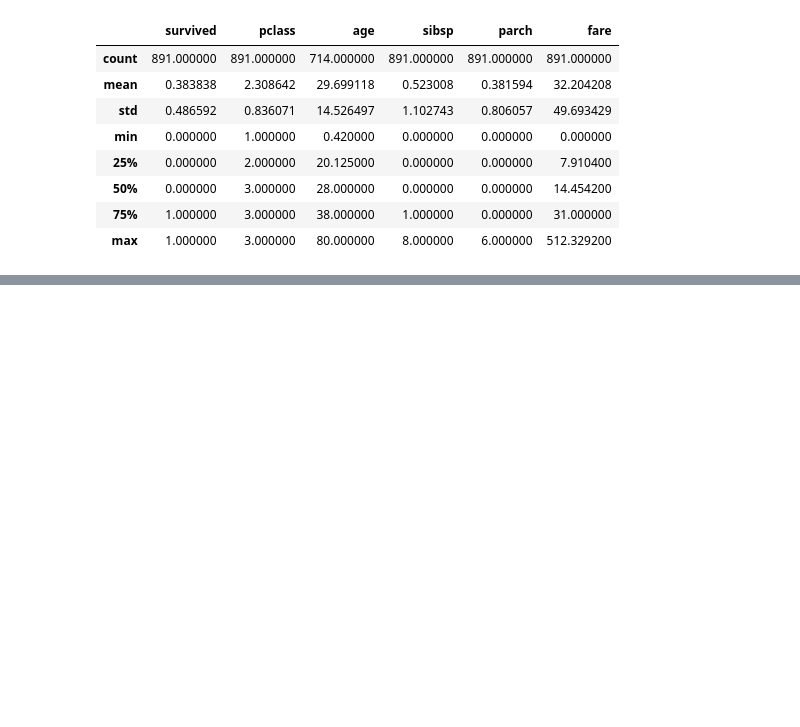
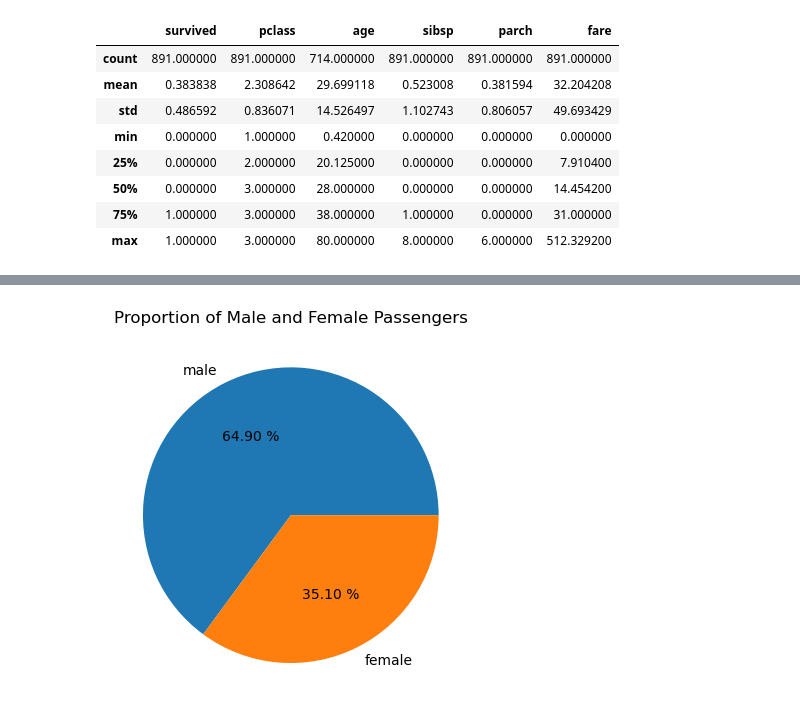
Before and after one commit to diaa-hariri/nomades_python_software_engineer, a Jupyter notebook: numpy_pandas/student_exercises/corrections/pandas/titanic.ipynb, the cells around one changed output, grey strips where cells are left out. Cells and saved outputs as stored; diff of their text form; code cells hidden in the pictures; blank space fills up the shorter version.

```diff
--- a/numpy_pandas/student_exercises/corrections/pandas/titanic.ipynb
+++ b/numpy_pandas/student_exercises/corrections/pandas/titanic.ipynb
@@ -80,0 +138,10 @@ titanic["age"].fillna(titanic["age"].mean(), inplace=True)
+# %%
+# Calculer la proportion de passagers masculins et féminins.
+total = len(titanic)
+proportion = len(titanic[titanic.sex == "female"]) / total * 100
+proportion = titanic[titanic.sex == "female"].sex.count() / total * 100
+gender_proportion = pd.Series([proportion, 100-proportion], index=["female", "male"], name="Gender proportion")
+
+gender_proportion = titanic.sex.value_counts() / len(titanic) * 100
+gender_proportion = titanic.sex.value_counts(normalize=True) * 100
+gender_proportion
@@ -81,2 +264,11 @@ titanic["age"].fillna(titanic["age"].mean(), inplace=True)
+# %%
+# Produire un diagramme circulaire (Pie chart) pour montrer la proportion de passagers masculins et féminins. Exemple de diagramme circulaire
+plt.pie(gender_proportion.values, labels=gender_proportion.index, autopct='%.2f %%')
+# Adding title
+plt.title('Proportion of Male and Female Passengers')
+
+plt.show()
+# %% [output]
+[figure, added]
 # %%
 # 6 Bonus for the datascients experts ;P
```
Also changed, not shown: parts of 15 cells of this notebook, 12 other files.
